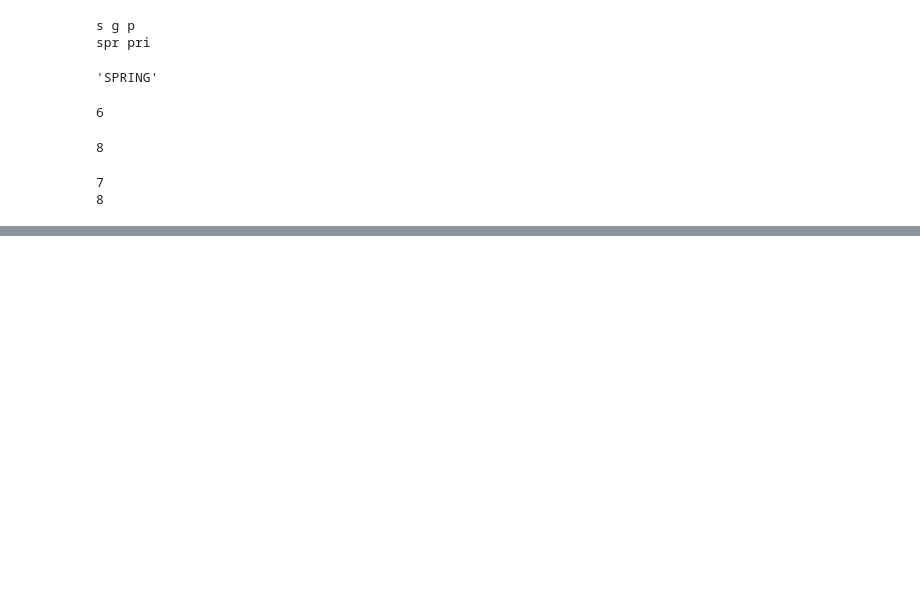
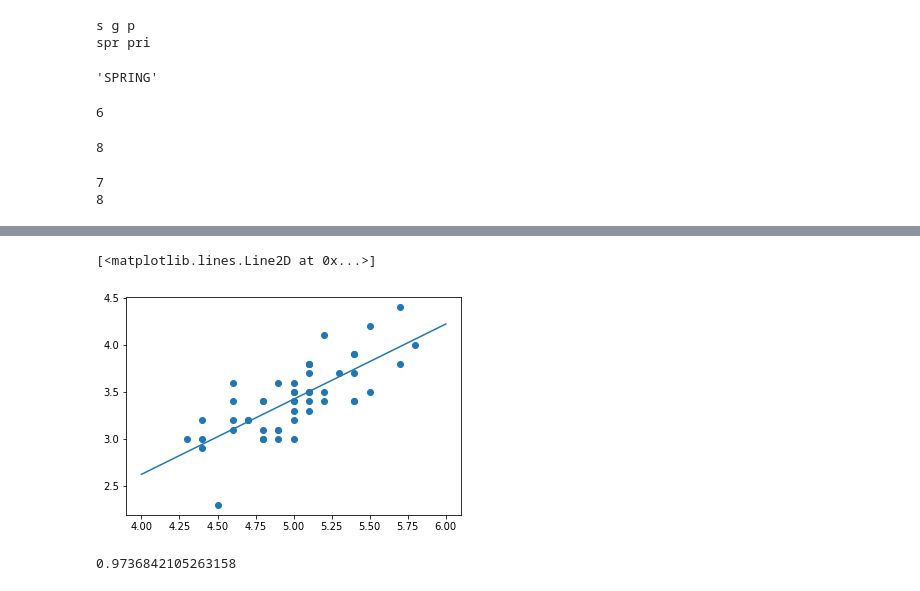
Before and after one commit to Ko4rii/Class2022Spring, a Jupyter notebook: 시험대비.ipynb, the cells around one changed output, grey strips where cells are left out. Drawn from its saved outputs; the diff is of its cells as text; code cells hidden in the pictures; blank space fills up the shorter version.

```diff
--- a/시험대비.ipynb
+++ b/시험대비.ipynb
@@ -38,0 +358,10 @@ AttributeError: ignored
+# %%
+xfit = np.linspace(4,6)
+# %%
+Xfit = xfit.reshape(-1,1)
+yfit = model.predict(Xfit)
+plt.scatter(X,y)
+plt.plot(Xfit,yfit)
+# %% [output]
+[<matplotlib.lines.Line2D at 0x...>]
+[figure, added]
@@ -38,0 +379,5 @@ AttributeError: ignored
+# %%
+from sklearn.metrics import accuracy_score
+accuracy_score(ytest, yout)
+# %% [output]
+0.9736842105263158
```
Also changed, not shown: parts of 51 cells of this notebook.
